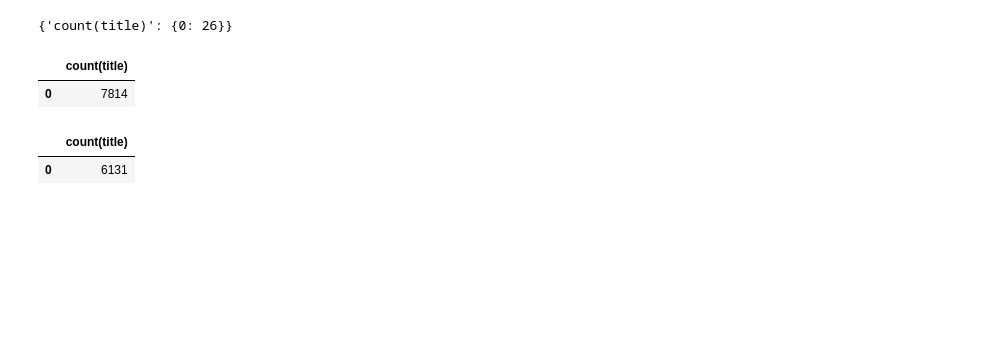
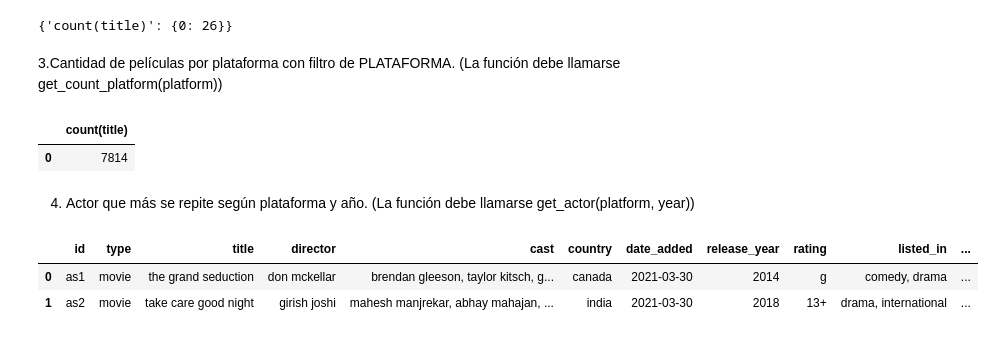
Before and after one commit to Altezier/LAB01-HENRY, a Jupyter notebook: querys.ipynb, the cells around one changed output. Drawn from its saved outputs; the diff is of its cells as text; code cells hidden in the pictures; blank space fills up the shorter version.

```diff
--- a/querys.ipynb
+++ b/querys.ipynb
@@ -89,4 +219,6 @@ def get_score_count(platform: str, score: int, year: int):
 get_score_count('amazon',3.6,2015)
 # %% [output]
 {'count(title)': {0: 26}}
+# %% [markdown]
+3.Cantidad de películas por plataforma con filtro de PLATAFORMA. (La función debe llamarse get_count_platform(platform))
 # %%
@@ -117,5 +251,8 @@ def get_count_plataforma(platform: str):
-# %%
-get_count_plataforma("netflix")
-# %% [output]
-|  | count(title) |
-| 0 | 6131 |
+# %% [markdown]
+4. Actor que más se repite según plataforma y año. (La función debe llamarse get_actor(platform, year))
+# %%
+df.head(2)
+# %% [output]
+|  | id | type | title | director | cast | country | date_added | release_year | rating | listed_in | ... |
+| 0 | as1 | movie | the grand seduction | don mckellar | brendan gleeson, taylor kitsch, g... | canada | 2021-03-30 | 2014 | g | comedy, drama | ... |
+| 1 | as2 | movie | take care good night | girish joshi | mahesh manjrekar, abhay mahajan, ... | india | 2021-03-30 | 2018 | 13+ | drama, international | ... |
```
Also changed, not shown: parts of 32 cells of this notebook, 1 other file.
